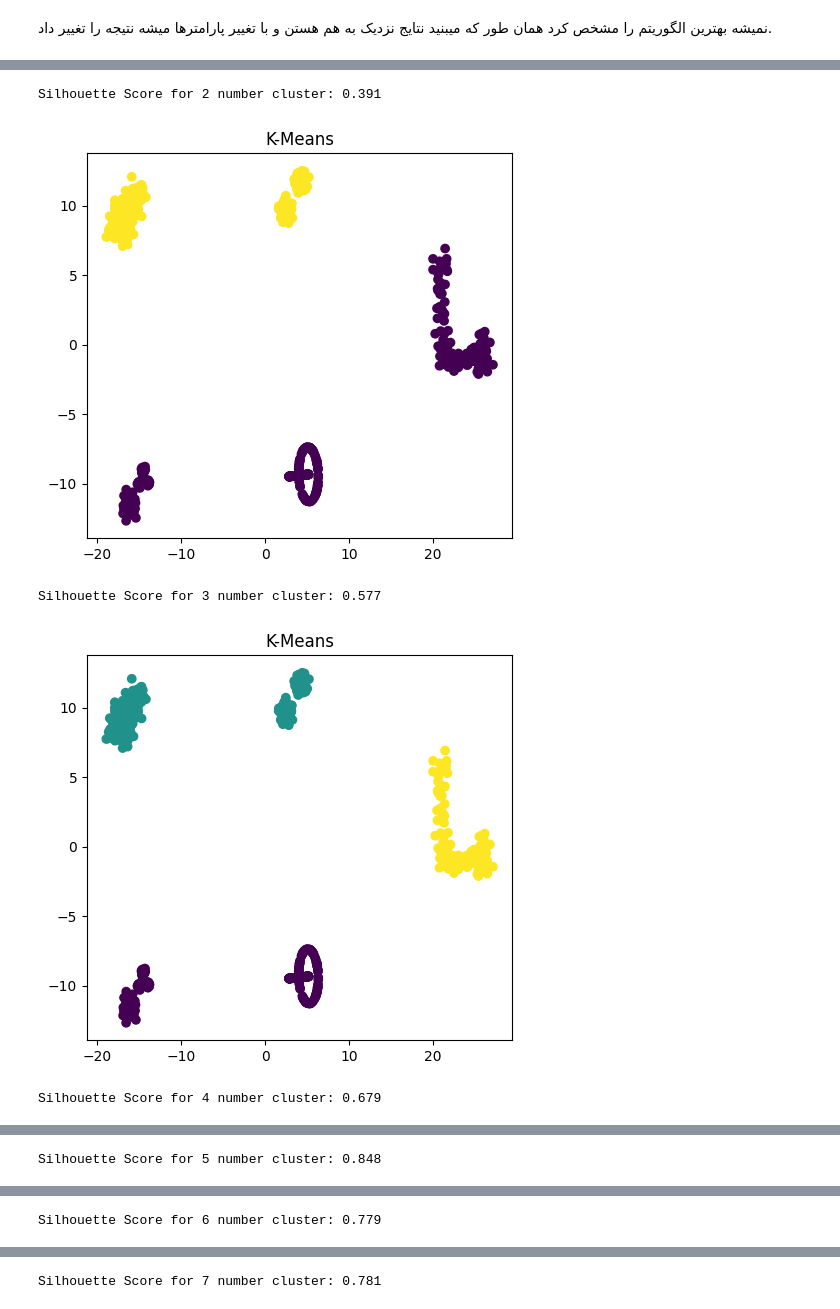
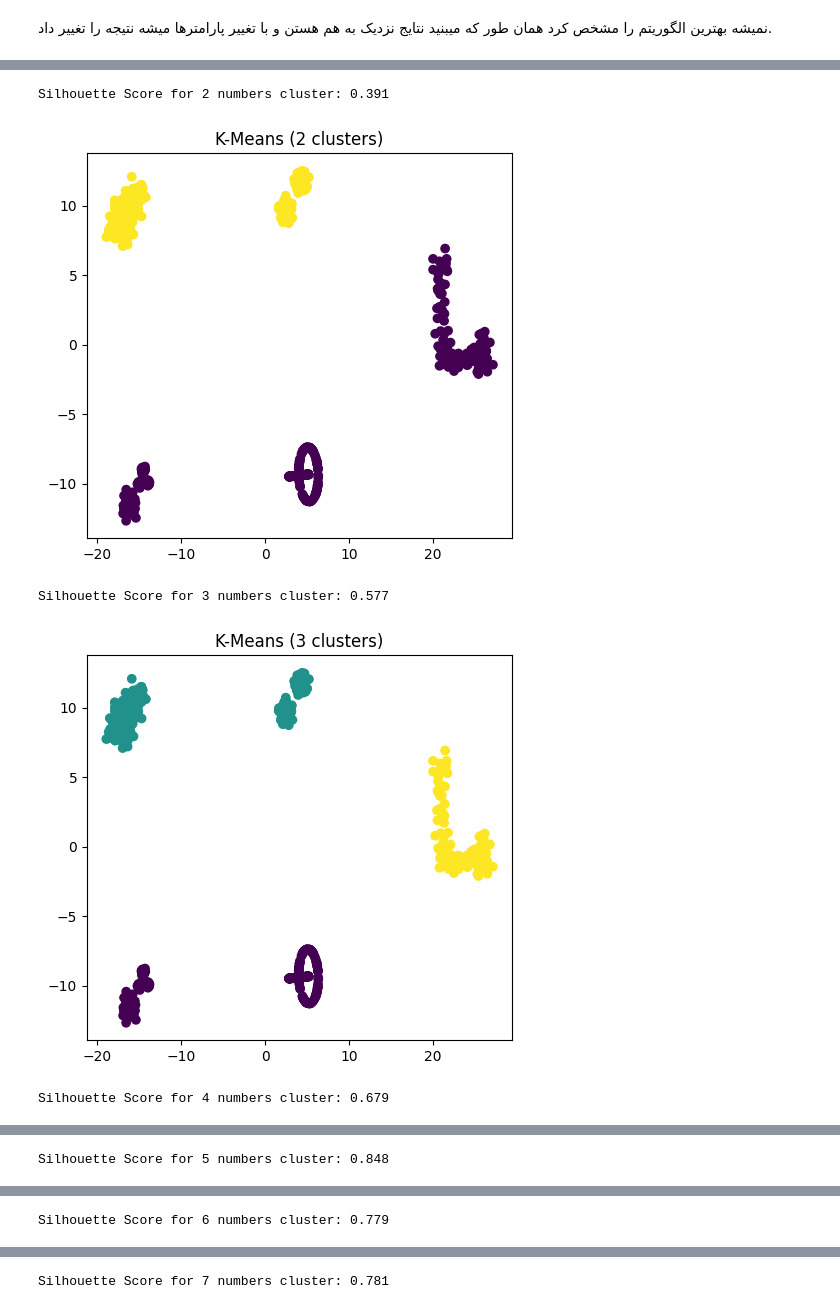
Before and after one commit to zall-e/ML_rahnemacollege, a Jupyter notebook: college_register.ipynb, the cells around one changed output, grey strips where cells are left out. Saved outputs shown, nothing was run; the diff lists cells and outputs as text; code cells hidden in the pictures.

```diff
--- a/college_register.ipynb
+++ b/college_register.ipynb
@@ -266,20 +268,20 @@ Davies-Bouldin Index for Hierarchical: 0.266
 # %%
 number_clusers = [2,3,4,5,6,7,8]
 for n in number_clusers:
     kmeans = KMeans(n_clusters=n, random_state=0)
     cluster_kmean_test = kmeans.fit_predict(data)
 
     dbi_test = silhouette_score(data, cluster_kmean_test)
     print(f"Silhouette Score for {n} numbers cluster: {dbi_test:.3f}")
 
     plt.figure(figsize=(45, 5))
     plt.subplot(1, len(number_clusers), n-1)
-    plt.title("K-Means")
+    plt.title(f"K-Means ({n} clusters)")
     plt.scatter(data_pca[:, 0], data_pca[:, 1], c=cluster_kmean_test)
     plt.show()
 # %% [output]
-Silhouette Score for 2 number cluster: 0.391
+Silhouette Score for 2 numbers cluster: 0.391
-[figure, old version]
+[figure, new version]
-Silhouette Score for 3 number cluster: 0.577
+Silhouette Score for 3 numbers cluster: 0.577
-[figure, old version]
+[figure, new version]
-Silhouette Score for 4 number cluster: 0.679
+Silhouette Score for 4 numbers cluster: 0.679
@@ -287 +289 @@ Silhouette Score for 4 number cluster: 0.679
-Silhouette Score for 5 number cluster: 0.848
+Silhouette Score for 5 numbers cluster: 0.848
@@ -289 +291 @@ Silhouette Score for 5 number cluster: 0.848
-Silhouette Score for 6 number cluster: 0.779
+Silhouette Score for 6 numbers cluster: 0.779
@@ -291 +293 @@ Silhouette Score for 6 number cluster: 0.779
-Silhouette Score for 7 number cluster: 0.781
+Silhouette Score for 7 numbers cluster: 0.781
```
Also changed, not shown: parts of 8 cells of this notebook.
